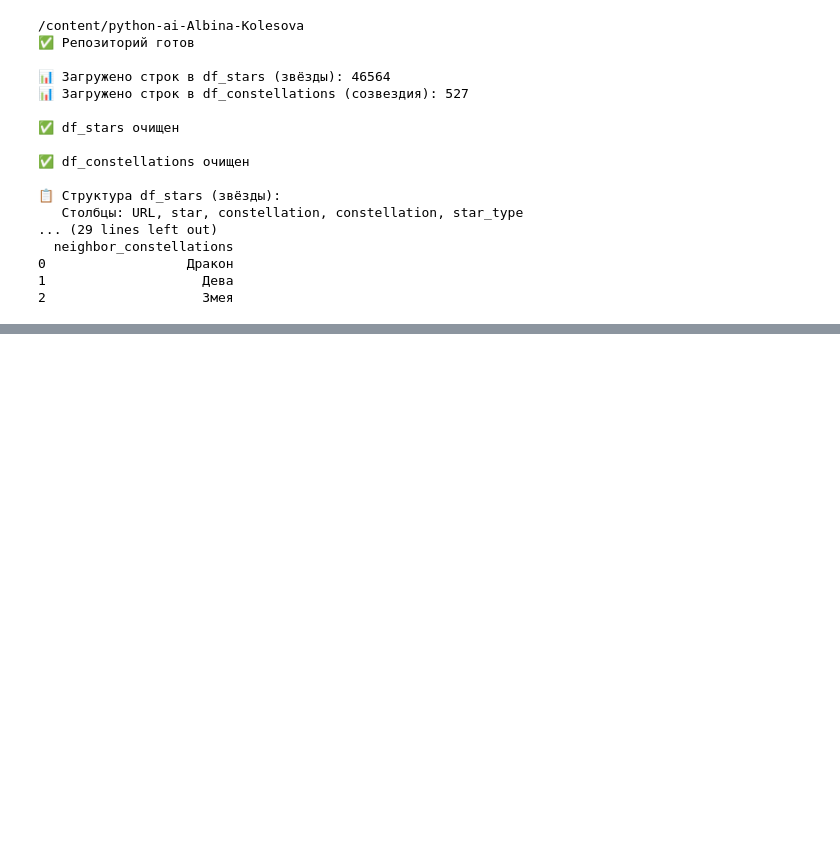
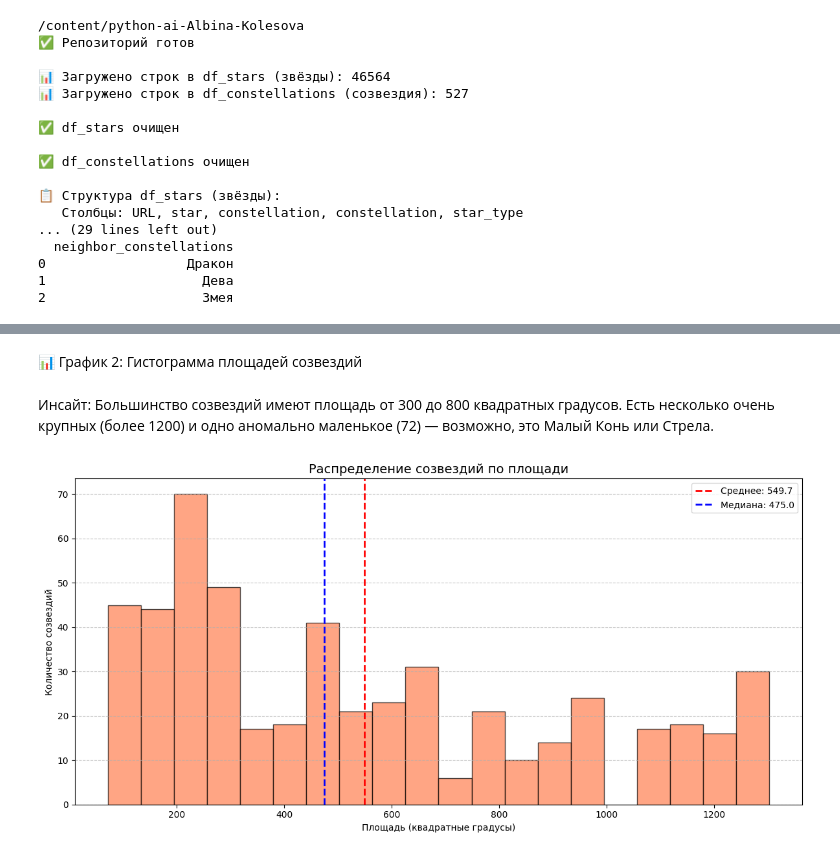
Before and after one commit to kolessovva/python-ai-Albina-Kolesova, a Jupyter notebook: notebooks/week3_visualization.ipynb, the cells around one changed output, grey strips where cells are left out. Cells and saved outputs as stored; diff of their text form; code cells hidden in the pictures; blank space fills up the shorter version.

```diff
--- a/notebooks/week3_visualization.ipynb
+++ b/notebooks/week3_visualization.ipynb
@@ -129,0 +193,22 @@ drive.mount('/content/drive')
+# %% [markdown]
+📊 График 2: Гистограмма площадей созвездий
+# %% [markdown]
+Инсайт: Большинство созвездий имеют площадь от 300 до 800 квадратных градусов. Есть несколько очень крупных (более 1200) и одно аномально маленькое (72) — возможно, это Малый Конь или Стрела.
+# %%
+plt.figure(figsize=(12, 6))
+plt.hist(df_constellations['area'], bins=20, edgecolor='black', alpha=0.7, color='coral')
+plt.xlabel('Площадь (квадратные градусы)')
+plt.ylabel('Количество созвездий')
+plt.title('Распределение созвездий по площади', fontsize=14)
+plt.grid(axis='y', linestyle='--', alpha=0.7)
+
+# Отметим среднее и медиану
+mean_area = df_constellations['area'].mean()
+median_area = df_constellations['area'].median()
+plt.axvline(mean_area, color='red', linestyle='--', linewidth=2, label=f'Среднее: {mean_area:.1f}')
+plt.axvline(median_area, color='blue', linestyle='--', linewidth=2, label=f'Медиана: {median_area:.1f}')
+plt.legend()
+plt.tight_layout()
+plt.show()
+# %% [output]
+[figure, added]
```
Also changed, not shown: parts of 34 cells of this notebook.
